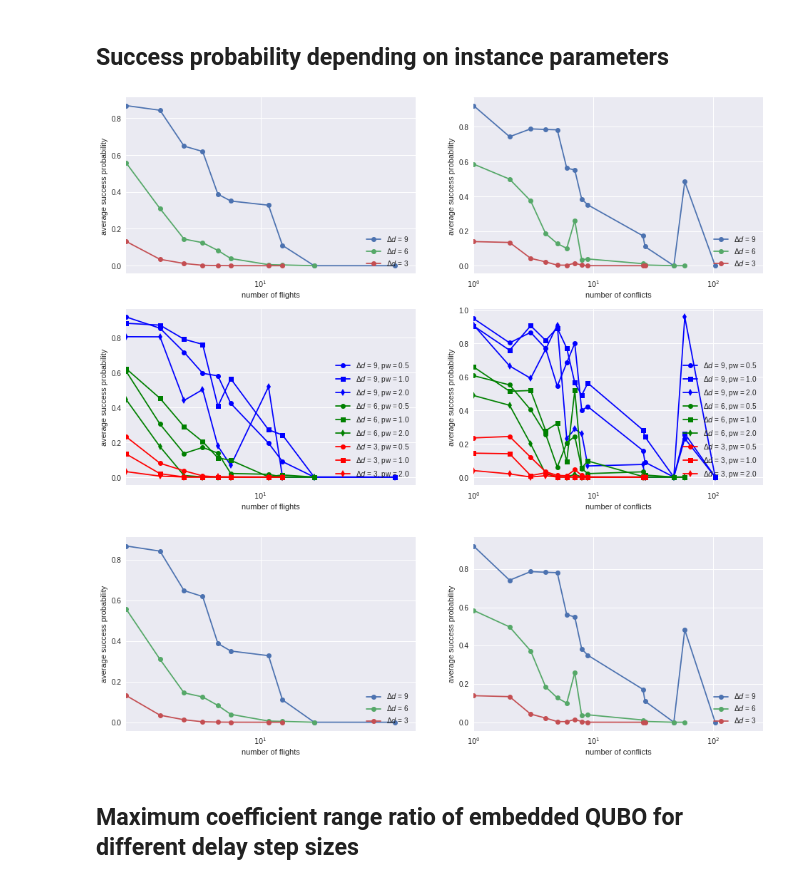
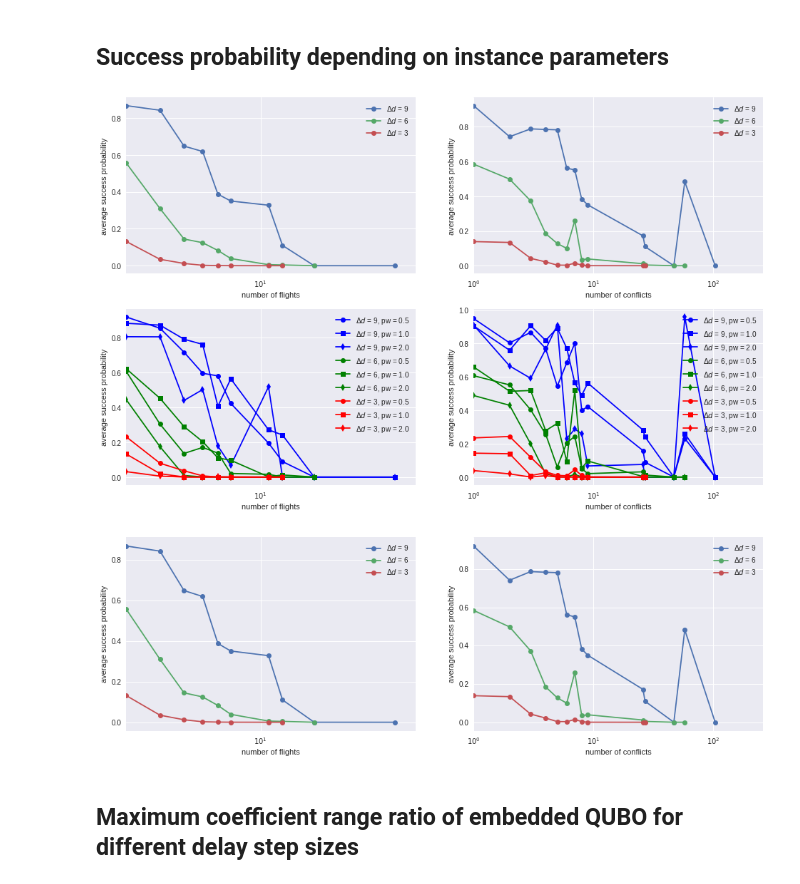
Before and after one commit to ventugithub/QCFATM, a Jupyter notebook: code/departureDelayModel/qubo/analysis/Analyse Annealing Results I.ipynb, the cells around one changed output. Saved outputs shown, nothing was run; the diff lists cells and outputs as text; code cells hidden in the pictures.

```diff
--- a/code/departureDelayModel/qubo/analysis/Analyse Annealing Results I.ipynb
+++ b/code/departureDelayModel/qubo/analysis/Analyse Annealing Results I.ipynb
@@ -37,7 +37,7 @@ def parseInstance(instancefile):
     partition = int(substr.split('_partition')[1].split('_delayStep')[0])
     maxDelay = int(substr.split('_maxDelay')[1].split('.h5')[0])
     # get number of flights and conflicts
-    instancefile = '../data/partitions/instances/atm_instance_partition%04i_delayStep%03i_maxDelay%03i.h5' % (partition, delay, maxDelay)
+    instancefile = '../../../../precalculation/data/instances/connectedComponents/maxDepartDelayPrecalculation_018/atm_instance_partition%04i_delayStep%03i_maxDelay%03i.h5' % (partition, delay, maxDelay)
     f = h5py.File(instancefile, 'r')
     flights = f['atm-instance'].attrs['Number of flights']
     conflicts = f['atm-instance'].attrs['Number of conflicts']
@@ -176,7 +176,7 @@ d3.plot(marker = 'o', label='$\Delta d$ = 3', ax=ax1)
 ax1.set_xscale('log')
 ax1.set_ylabel('average success probability');
 ax1.set_xlabel('number of flights');
-ax1.legend(loc='lower right');
+ax1.legend(loc='best');
 
 # vs. conflicts
 d3 = inventoryProcessed[inventoryProcessed['delayStep']==3].groupby('numConflicts')['SuccessProbability'].mean()
@@ -190,7 +190,7 @@ d3.plot(marker = 'o', label='$\Delta d$ = 3', ax=ax2)
 ax2.set_xscale('log')
 ax2.set_ylabel('average success probability');
 ax2.set_xlabel('number of conflicts');
-ax2.legend(loc='lower right');
+ax2.legend(loc='best');
 
 # vs. flights, different penalty weights
 d3_pw05 = inventoryProcessed[(inventoryProcessed['delayStep']==3) & (inventoryProcessed['penalty_weight_conflict'] == 0.5)].groupby('numFlights')['SuccessProbability'].mean()
@@ -215,36 +215,36 @@ d3_pw10.plot(marker = 's', c='r', label='$\Delta d$ = 3, pw = 1.0', ax=ax3)
 d3_pw20.plot(marker = 'd', c='r', label='$\Delta d$ = 3, pw = 2.0', ax=ax3)
 ax3.set_xscale('log')
 ax3.set_ylabel('average success probability');
 ax3.set_xlabel('number of flights');
-ax3.legend(loc='lower right');
+ax3.legend(loc='best');
 
 # vs. conflicts, different penalty weights
 d3_pw05 = inventoryProcessed[(inventoryProcessed['delayStep']==3) & (inventoryProcessed['penalty_weight_conflict'] == 0.5)].groupby('numConflicts')['SuccessProbability'].mean()
 d3_pw10 = inventoryProcessed[(inventoryProcessed['delayStep']==3) & (inventoryProcessed['penalty_weight_conflict'] == 1.0)].groupby('numConflicts')['SuccessProbability'].mean()
 d3_pw20 = inventoryProcessed[(inventoryProcessed['delayStep']==3) & (inventoryProcessed['penalty_weight_conflict'] == 2.0)].groupby('numConflicts')['SuccessProbability'].mean()
 d6_pw05 = inventoryProcessed[(inventoryProcessed['delayStep']==6) & (inventoryProcessed['penalty_weight_conflict'] == 0.5)].groupby('numConflicts')['SuccessProbability'].mean()
 d6_pw10 = inventoryProcessed[(inventoryProcessed['delayStep']==6) & (inventoryProcessed['penalty_weight_conflict'] == 1.0)].groupby('numConflicts')['SuccessProbability'].mean()
 d6_pw20 = inventoryProcessed[(inventoryProcessed['delayStep']==6) & (inventoryProcessed['penalty_weight_conflict'] == 2.0)].groupby('numConflicts')['SuccessProbability'].mean()
 d9_pw05 = inventoryProcessed[(inventoryProcessed['delayStep']==9) & (inventoryProcessed['penalty_weight_conflict'] == 0.5)].groupby('numConflicts')['SuccessProbability'].mean()
 d9_pw10 = inventoryProcessed[(inventoryProcessed['delayStep']==9) & (inventoryProcessed['penalty_weight_conflict'] == 1.0)].groupby('numConflicts')['SuccessProbability'].mean()
 d9_pw20 = inventoryProcessed[(inventoryProcessed['delayStep']==9) & (inventoryProcessed['penalty_weight_conflict'] == 2.0)].groupby('numConflicts')['SuccessProbability'].mean()
 
 ax4 = fig.add_subplot(2,2,4)
 d9_pw05.plot(marker = 'o', c='b', label='$\Delta d$ = 9, pw = 0.5', ax=ax4)
 d9_pw10.plot(marker = 's', c='b', label='$\Delta d$ = 9, pw = 1.0', ax=ax4)
 d9_pw20.plot(marker = 'd', c='b', label='$\Delta d$ = 9, pw = 2.0', ax=ax4)
 d6_pw05.plot(marker = 'o', c='g', label='$\Delta d$ = 6, pw = 0.5', ax=ax4)
 d6_pw10.plot(marker = 's', c='g', label='$\Delta d$ = 6, pw = 1.0', ax=ax4)
 d6_pw20.plot(marker = 'd', c='g', label='$\Delta d$ = 6, pw = 2.0', ax=ax4)
 d3_pw05.plot(marker = 'o', c='r', label='$\Delta d$ = 3, pw = 0.5', ax=ax4)
 d3_pw10.plot(marker = 's', c='r', label='$\Delta d$ = 3, pw = 1.0', ax=ax4)
 d3_pw20.plot(marker = 'd', c='r', label='$\Delta d$ = 3, pw = 2.0', ax=ax4)
 ax4.set_xscale('log')
 ax4.set_ylabel('average success probability');
 ax4.set_xlabel('number of conflicts');
-ax4.legend(loc='lower right');
+ax4.legend(loc='best');
 # %% [output]
-[figure, old version]
+[figure, new version]
 # %%
 # vs. flights
 d3 = inventoryProcessed[inventoryProcessed['delayStep']==3].groupby('numFlights')['SuccessProbability'].mean()
@@ -259,7 +259,7 @@ d3.plot(marker = 'o', label='$\Delta d$ = 3', ax=ax1)
 ax1.set_xscale('log')
 ax1.set_ylabel('average success probability');
 ax1.set_xlabel('number of flights');
-ax1.legend(loc='lower right');
+ax1.legend(loc='best');
 
 # vs. conflicts
 d3 = inventoryProcessed[inventoryProcessed['delayStep']==3].groupby('numConflicts')['SuccessProbability'].mean()
@@ -273,7 +273,7 @@ d3.plot(marker = 'o', label='$\Delta d$ = 3', ax=ax2)
 ax2.set_xscale('log')
 ax2.set_ylabel('average success probability');
 ax2.set_xlabel('number of conflicts');
-ax2.legend(loc='lower right');
+ax2.legend(loc='best');
 
 # vs. flights, different penalty weights
 d3_pw05 = inventoryProcessed[(inventoryProcessed['delayStep']==3) & (inventoryProcessed['penalty_weight_conflict'] == 0.5)].groupby('numFlights')['SuccessProbability'].mean()
@@ -290,7 +290,7 @@ pdf = matplotlib.backends.backend_pdf.PdfPages('annealing_results_success_vs_fli
 pdf.savefig(figure=fig);
 pdf.close();
 # %% [output]
-[figure, old version]
+[figure, new version]
 # %% [markdown]
 ## Maximum coefficient range ratio of embedded QUBO for different delay step sizes ##
 # %%
```
Also changed, not shown: parts of 2 cells of this notebook, 1 other file.
